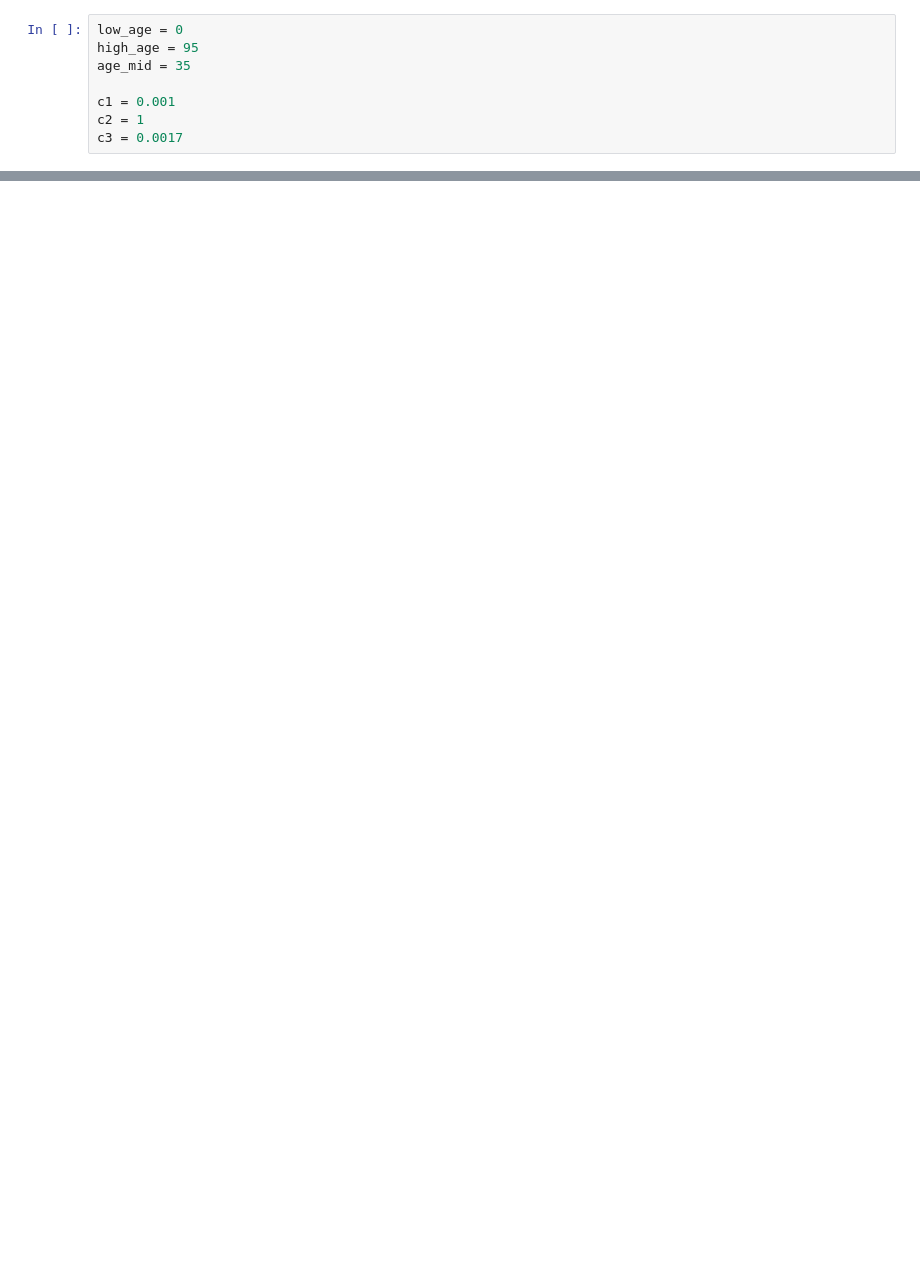
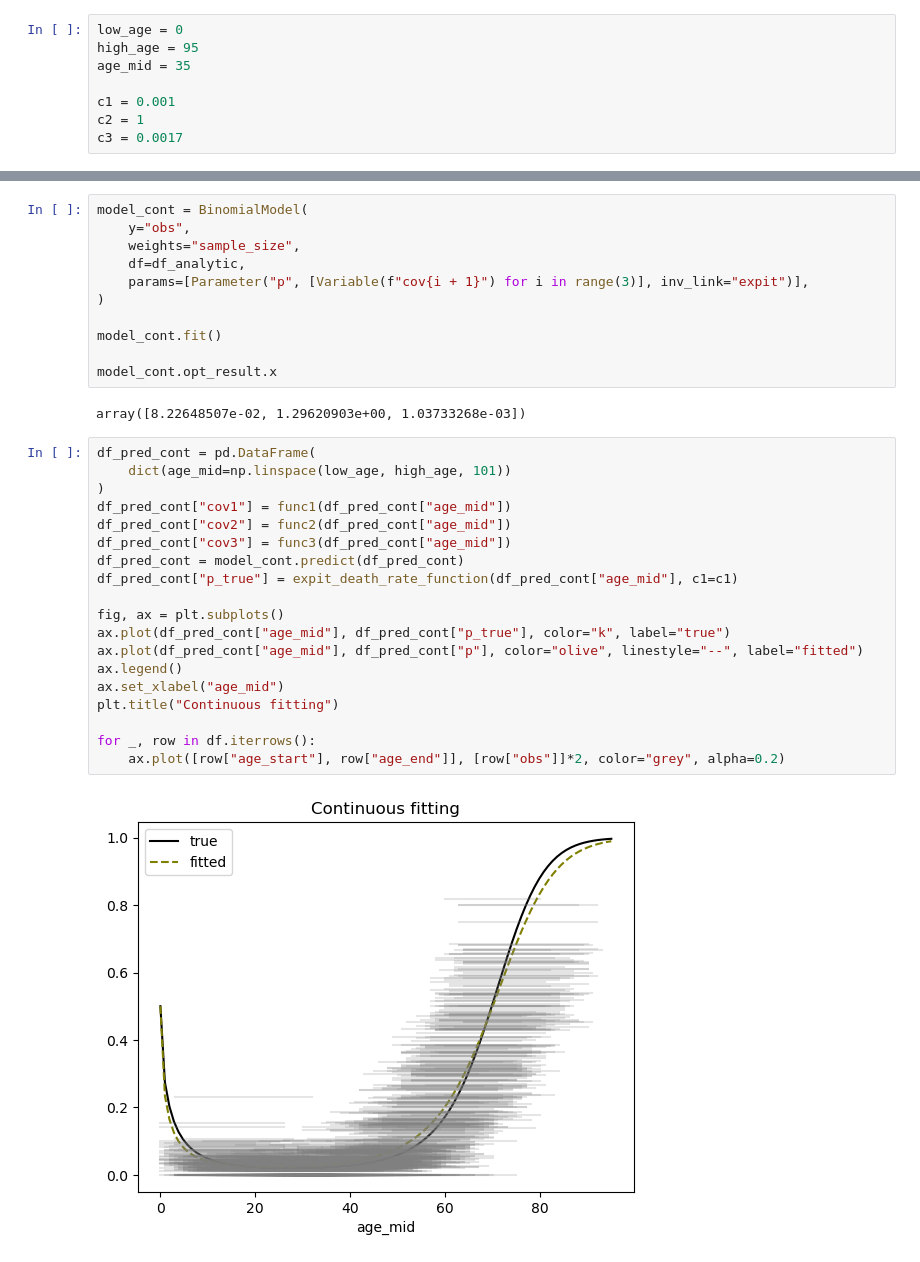
Before and after one commit to ihmeuw-msca/integral-functions, a Jupyter notebook: notebooks/simulation_finite.ipynb, the cells around one changed output, grey strips where cells are left out. Saved outputs shown, nothing was run; the diff lists cells and outputs as text; blank space fills up the shorter version.

```diff
--- a/notebooks/simulation_finite.ipynb
+++ b/notebooks/simulation_finite.ipynb
@@ -105,0 +266,34 @@ df
+# %%
+model_cont = BinomialModel(
+    y="obs",
+    weights="sample_size",
+    df=df_analytic,
+    params=[Parameter("p", [Variable(f"cov{i + 1}") for i in range(3)], inv_link="expit")],
+)
+
+model_cont.fit()
+
+model_cont.opt_result.x
+# %% [output]
+array([8.22648507e-02, 1.29620903e+00, 1.03733268e-03])
+# %%
+df_pred_cont = pd.DataFrame(
+    dict(age_mid=np.linspace(low_age, high_age, 101))
+)
+df_pred_cont["cov1"] = func1(df_pred_cont["age_mid"])
+df_pred_cont["cov2"] = func2(df_pred_cont["age_mid"])
+df_pred_cont["cov3"] = func3(df_pred_cont["age_mid"])
+df_pred_cont = model_cont.predict(df_pred_cont)
+df_pred_cont["p_true"] = expit_death_rate_function(df_pred_cont["age_mid"], c1=c1)
+
+fig, ax = plt.subplots()
+ax.plot(df_pred_cont["age_mid"], df_pred_cont["p_true"], color="k", label="true")
+ax.plot(df_pred_cont["age_mid"], df_pred_cont["p"], color="olive", linestyle="--", label="fitted")
+ax.legend()
+ax.set_xlabel("age_mid")
+plt.title("Continuous fitting")
+
+for _, row in df.iterrows():
+    ax.plot([row["age_start"], row["age_end"]], [row["obs"]]*2, color="grey", alpha=0.2)
+# %% [output]
+[figure, added]
```
Also changed, not shown: parts of 14 cells of this notebook, 1 other file.
